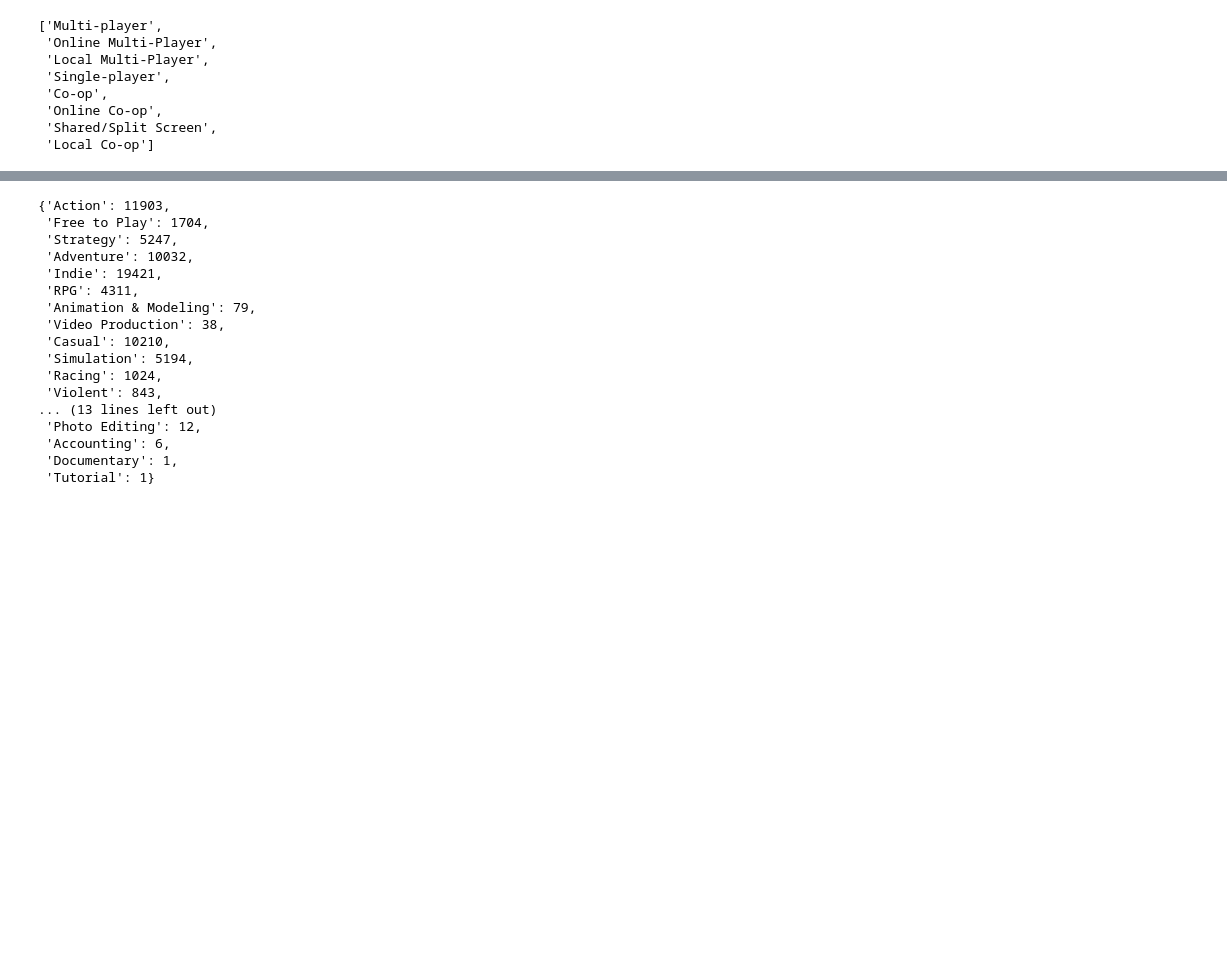
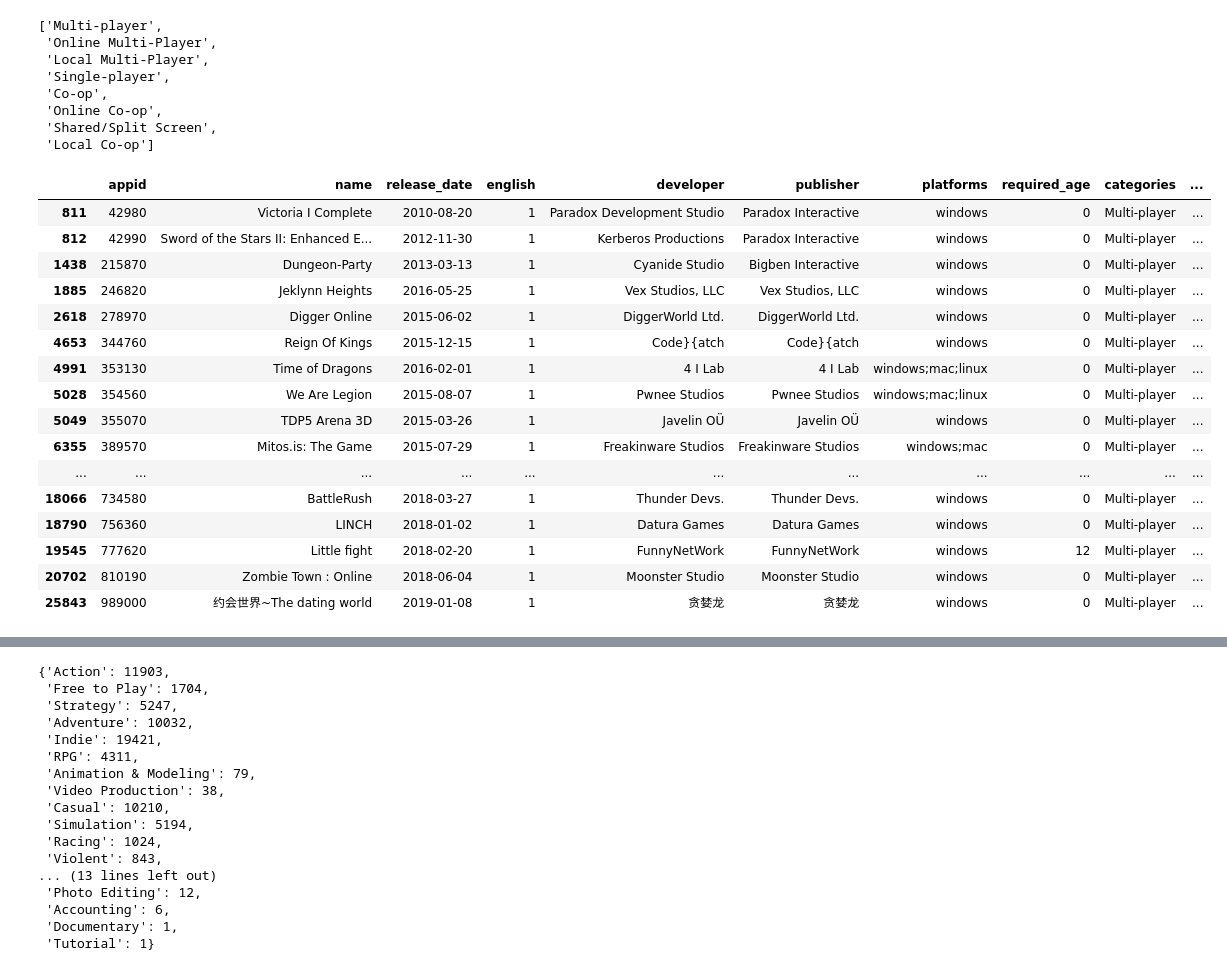
Before and after one commit to yuhkulele/Steam-Recommendations, a Jupyter notebook: scratch_notebook.ipynb, the cells around one changed output, grey strips where cells are left out. Drawn from its saved outputs; the diff is of its cells as text; code cells hidden in the pictures; blank space fills up the shorter version.

```diff
--- a/scratch_notebook.ipynb
+++ b/scratch_notebook.ipynb
@@ -315,6 +315,26 @@ subset_categories
  'Online Co-op',
  'Shared/Split Screen',
  'Local Co-op']
+# %%
+steam_df[steam_df['categories'] == 'Multi-player']
+# %% [output]
+|  | appid | name | release_date | english | developer | publisher | platforms | required_age | categories | ... |
+| 811 | 42980 | Victoria I Complete | 2010-08-20 | 1 | Paradox Development Studio | Paradox Interactive | windows | 0 | Multi-player | ... |
+| 812 | 42990 | Sword of the Stars II: Enhanced E... | 2012-11-30 | 1 | Kerberos Productions | Paradox Interactive | windows | 0 | Multi-player | ... |
+| 1438 | 215870 | Dungeon-Party | 2013-03-13 | 1 | Cyanide Studio | Bigben Interactive | windows | 0 | Multi-player | ... |
+| 1885 | 246820 | Jeklynn Heights | 2016-05-25 | 1 | Vex Studios, LLC | Vex Studios, LLC | windows | 0 | Multi-player | ... |
+| 2618 | 278970 | Digger Online | 2015-06-02 | 1 | DiggerWorld Ltd. | DiggerWorld Ltd. | windows | 0 | Multi-player | ... |
+| 4653 | 344760 | Reign Of Kings | 2015-12-15 | 1 | Code}{atch | Code}{atch | windows | 0 | Multi-player | ... |
+| 4991 | 353130 | Time of Dragons | 2016-02-01 | 1 | 4 I Lab | 4 I Lab | windows;mac;linux | 0 | Multi-player | ... |
+| 5028 | 354560 | We Are Legion | 2015-08-07 | 1 | Pwnee Studios | Pwnee Studios | windows;mac;linux | 0 | Multi-player | ... |
+| 5049 | 355070 | TDP5 Arena 3D | 2015-03-26 | 1 | Javelin OÜ | Javelin OÜ | windows | 0 | Multi-player | ... |
+| 6355 | 389570 | Mitos.is: The Game | 2015-07-29 | 1 | Freakinware Studios | Freakinware Studios | windows;mac | 0 | Multi-player | ... |
+| ... | ... | ... | ... | ... | ... | ... | ... | ... | ... | ... |
+| 18066 | 734580 | BattleRush | 2018-03-27 | 1 | Thunder Devs. | Thunder Devs. | windows | 0 | Multi-player | ... |
+| 18790 | 756360 | LINCH | 2018-01-02 | 1 | Datura Games | Datura Games | windows | 0 | Multi-player | ... |
+| 19545 | 777620 | Little fight | 2018-02-20 | 1 | FunnyNetWork | FunnyNetWork | windows | 12 | Multi-player | ... |
+| 20702 | 810190 | Zombie Town : Online | 2018-06-04 | 1 | Moonster Studio | Moonster Studio | windows | 0 | Multi-player | ... |
+| 25843 | 989000 | 约会世界~The dating world | 2019-01-08 | 1 | 贪婪龙 | 贪婪龙 | windows | 0 | Multi-player | ... |
 # %%
 steam_df['genres'].value_counts()
 # %% [output]
```
Also changed, not shown: parts of 36 cells of this notebook.
